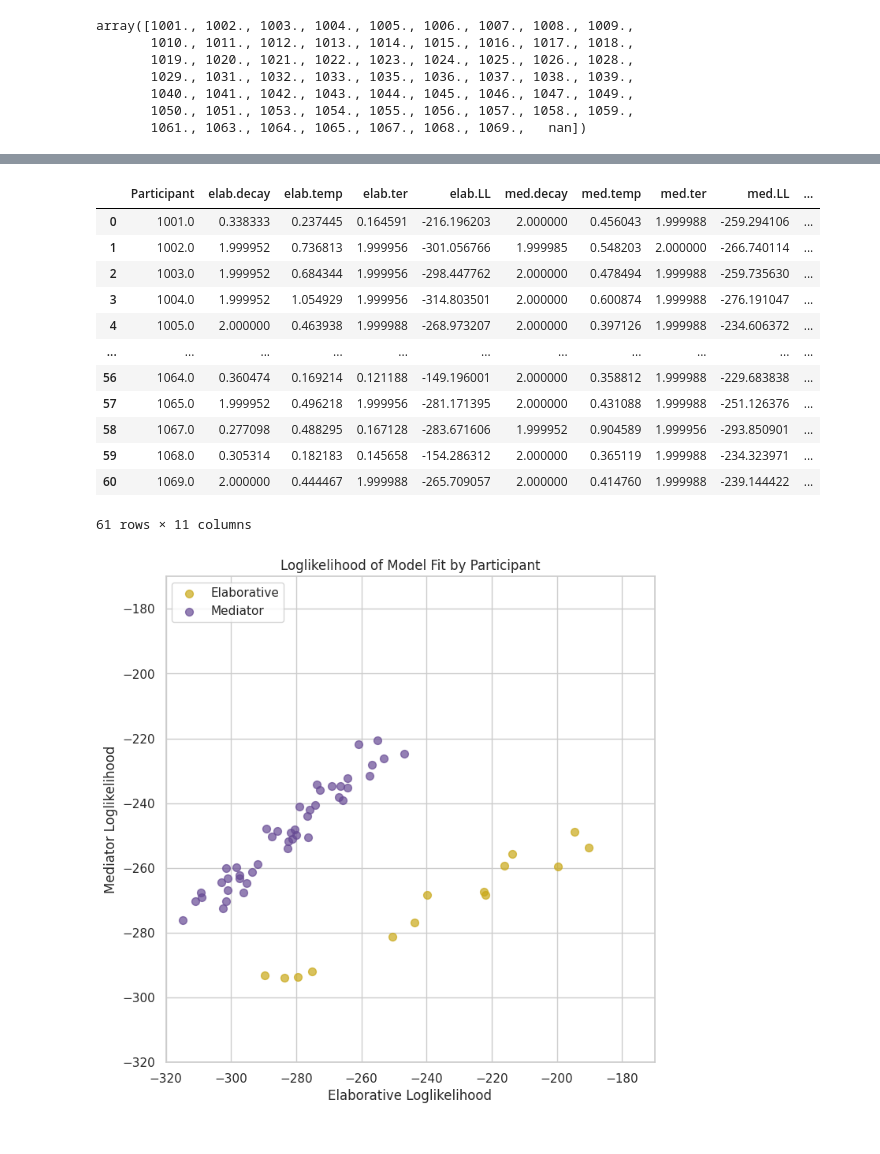
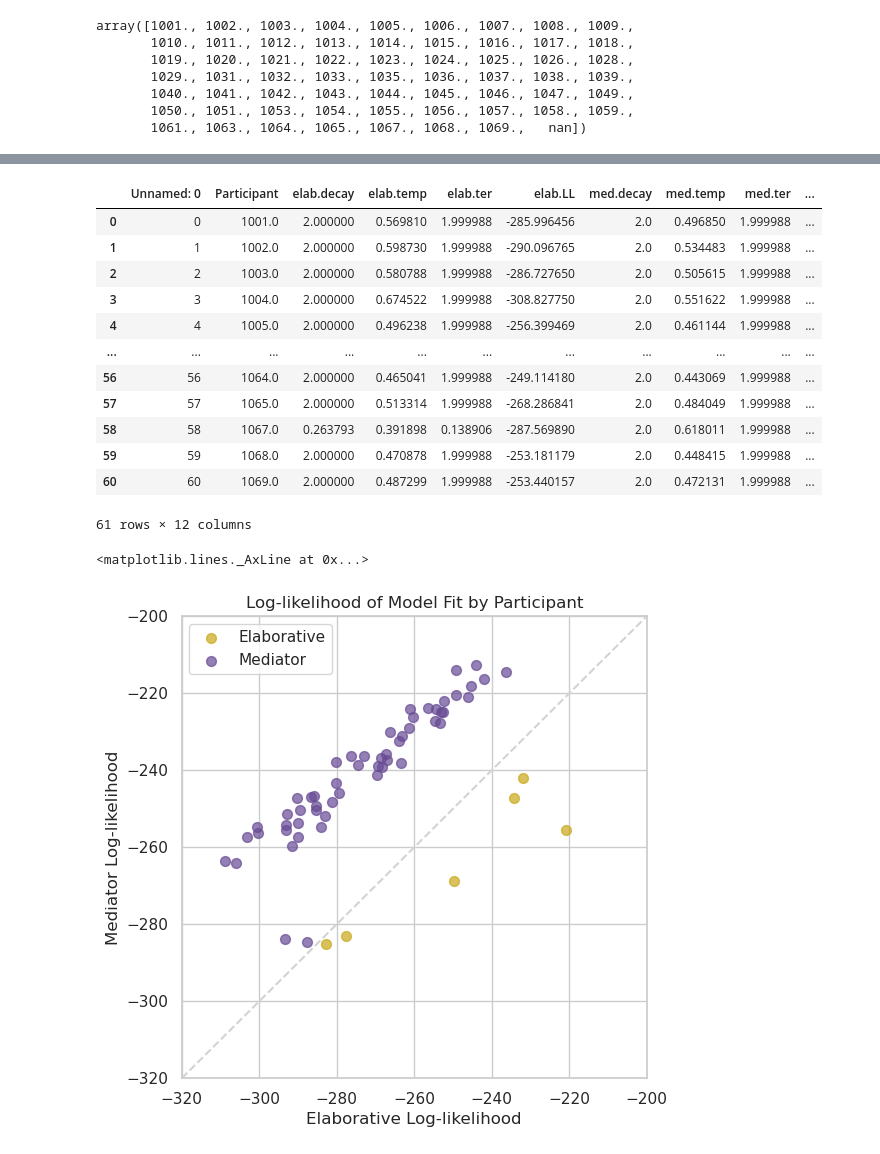
Before and after one commit to UWCCDL/Bridget, a Jupyter notebook: LLerror.ipynb, the cells around one changed output, grey strips where cells are left out. Saved outputs shown, nothing was run; the diff lists cells and outputs as text; code cells hidden in the pictures.

```diff
--- a/LLerror.ipynb
+++ b/LLerror.ipynb
@@ -15,7 +15,7 @@ sns.set(style="whitegrid")
 # %% [markdown]
 Load and check data:
 # %%
-alldata = pd.read_csv("error_data.csv")
+alldata = pd.read_csv("data/error_data.csv")
 # %%
 alldata.head()
 # %% [output]
@@ -548,7 +548,7 @@ array([1001., 1002., 1003., 1004., 1005., 1006., 1007., 1008., 1009.,
        1050., 1051., 1053., 1054., 1055., 1056., 1057., 1058., 1059.,
        1061., 1063., 1064., 1065., 1067., 1068., 1069.,   nan])
 # %%
-DO_ALL = True
+DO_ALL = False
 dataframe = []
 
 if DO_ALL:
@@ -594,19 +594,19 @@ result
 # %%
 result.dropna()
 # %% [output]
-|  | Participant | elab.decay | elab.temp | elab.ter | elab.LL | med.decay | med.temp | med.ter | med.LL | ... |
-| 0 | 1001.0 | 0.338333 | 0.237445 | 0.164591 | -216.196203 | 2.000000 | 0.456043 | 1.999988 | -259.294106 | ... |
-| 1 | 1002.0 | 1.999952 | 0.736813 | 1.999956 | -301.056766 | 1.999985 | 0.548203 | 2.000000 | -266.740114 | ... |
-| 2 | 1003.0 | 1.999952 | 0.684344 | 1.999956 | -298.447762 | 2.000000 | 0.478494 | 1.999988 | -259.735630 | ... |
-| 3 | 1004.0 | 1.999952 | 1.054929 | 1.999956 | -314.803501 | 2.000000 | 0.600874 | 1.999988 | -276.191047 | ... |
-| 4 | 1005.0 | 2.000000 | 0.463938 | 1.999988 | -268.973207 | 2.000000 | 0.397126 | 1.999988 | -234.606372 | ... |
+|  | Unnamed: 0 | Participant | elab.decay | elab.temp | elab.ter | elab.LL | med.decay | med.temp | med.ter | ... |
+| 0 | 0 | 1001.0 | 2.000000 | 0.569810 | 1.999988 | -285.996456 | 2.0 | 0.496850 | 1.999988 | ... |
+| 1 | 1 | 1002.0 | 2.000000 | 0.598730 | 1.999988 | -290.096765 | 2.0 | 0.534483 | 1.999988 | ... |
+| 2 | 2 | 1003.0 | 2.000000 | 0.580788 | 1.999988 | -286.727650 | 2.0 | 0.505615 | 1.999988 | ... |
+| 3 | 3 | 1004.0 | 2.000000 | 0.674522 | 1.999988 | -308.827750 | 2.0 | 0.551622 | 1.999988 | ... |
+| 4 | 4 | 1005.0 | 2.000000 | 0.496238 | 1.999988 | -256.399469 | 2.0 | 0.461144 | 1.999988 | ... |
 | ... | ... | ... | ... | ... | ... | ... | ... | ... | ... | ... |
-| 56 | 1064.0 | 0.360474 | 0.169214 | 0.121188 | -149.196001 | 2.000000 | 0.358812 | 1.999988 | -229.683838 | ... |
-| 57 | 1065.0 | 1.999952 | 0.496218 | 1.999956 | -281.171395 | 2.000000 | 0.431088 | 1.999988 | -251.126376 | ... |
-| 58 | 1067.0 | 0.277098 | 0.488295 | 0.167128 | -283.671606 | 1.999952 | 0.904589 | 1.999956 | -293.850901 | ... |
-| 59 | 1068.0 | 0.305314 | 0.182183 | 0.145658 | -154.286312 | 2.000000 | 0.365119 | 1.999988 | -234.323971 | ... |
-| 60 | 1069.0 | 2.000000 | 0.444467 | 1.999988 | -265.709057 | 2.000000 | 0.414760 | 1.999988 | -239.144422 | ... |
+| 56 | 56 | 1064.0 | 2.000000 | 0.465041 | 1.999988 | -249.114180 | 2.0 | 0.443069 | 1.999988 | ... |
+| 57 | 57 | 1065.0 | 2.000000 | 0.513314 | 1.999988 | -268.286841 | 2.0 | 0.484049 | 1.999988 | ... |
+| 58 | 58 | 1067.0 | 0.263793 | 0.391898 | 0.138906 | -287.569890 | 2.0 | 0.618011 | 1.999988 | ... |
+| 59 | 59 | 1068.0 | 2.000000 | 0.470878 | 1.999988 | -253.181179 | 2.0 | 0.448415 | 1.999988 | ... |
+| 60 | 60 | 1069.0 | 2.000000 | 0.487299 | 1.999988 | -253.440157 | 2.0 | 0.472131 | 1.999988 | ... |
-61 rows × 11 columns
+61 rows × 12 columns
 # %%
 elab_LL = result["elab.LL"].values
 med_LL = result["med.LL"].values
@@ -616,24 +616,27 @@ BEST_ = np.unique(BEST)
 
 COLORS = ['#c9a818', '#674b94']
 # %%
-fig, ax = plt.subplots(figsize=(8,8))
+fig, ax = plt.subplots(figsize=(6,6))
+ax.plot([-320, -320], [-200, -200], "--")
 for best, color in zip(BEST_, COLORS):
     idxs = np.where(best == BEST)
     # No legend will be generated if we don't pass label=species
     ax.scatter(
         elab_LL[idxs], med_LL[idxs], label=best,
         s=50, color=color, alpha=0.7
     )
 
-_ = plt.xlabel("Elaborative Loglikelihood")
-_ = plt.ylabel("Mediator Loglikelihood")
-_ = plt.title("Loglikelihood of Model Fit by Participant")
-_ = plt.xlim([-320, -170])
-_ = plt.ylim([-320, -170])
+_ = plt.xlabel("Elaborative Log-likelihood")
+_ = plt.ylabel("Mediator Log-likelihood")
+_ = plt.title("Log-likelihood of Model Fit by Participant")
+_ = plt.xlim([-320, -200])
+_ = plt.ylim([-320, -200])
 _ = plt.show
 ax.legend(loc = "upper left");
+ax.axline((0,0), slope=1, linestyle="--", color='lightgrey')
 # %% [output]
+<matplotlib.lines._AxLine at 0x...>
-[figure, old version]
+[figure, new version]
 # %%
 res = pd.read_csv("LL_model1.csv")
 res
```
Also changed, not shown: parts of 11 cells of this notebook, 2 other files.
